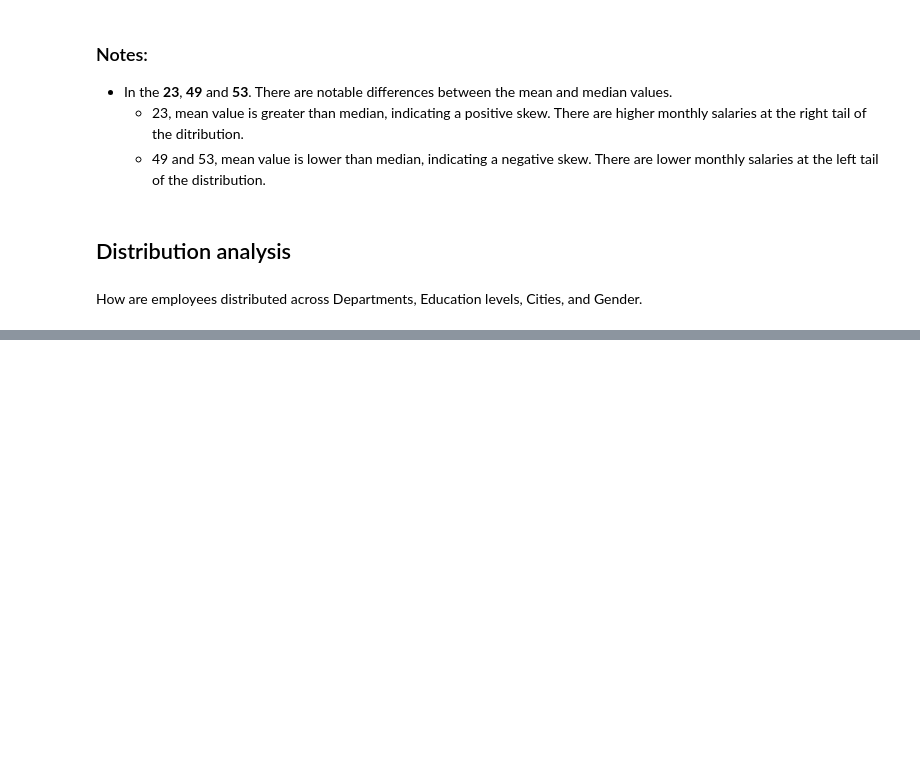
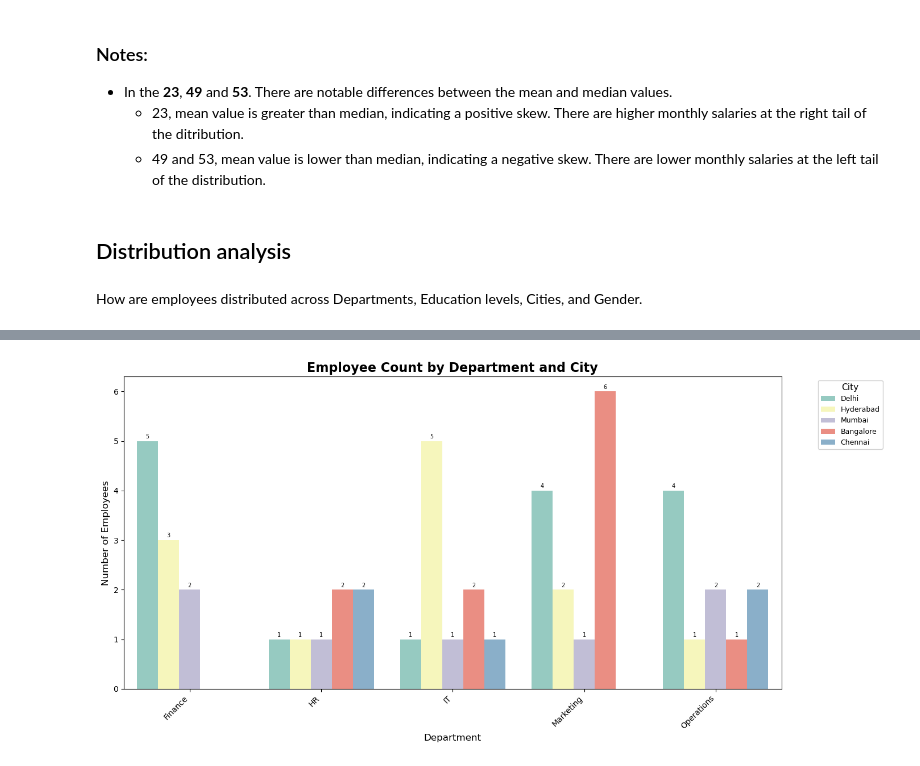
Before and after one commit to CaballeroRAR/ds_projects, a Jupyter notebook: kaggle_salary/notebook/salary_analysis.ipynb, the cells around one changed output, grey strips where cells are left out. Cells and saved outputs as stored; diff of their text form; code cells hidden in the pictures; blank space fills up the shorter version.

```diff
--- a/kaggle_salary/notebook/salary_analysis.ipynb
+++ b/kaggle_salary/notebook/salary_analysis.ipynb
@@ -179,0 +316,3 @@ plt.show()
+# %%
+city_dept_employee_count = data.groupby(['Department', 'City'], as_index=False).size()
+display(city_dept_employee_count)
@@ -179,0 +337,43 @@ plt.show()
+# %%
+# Get unique cities
+unique_cities = city_dept_employee_count['City'].unique()
+n_cities = len(unique_cities)
+
+# Create the plot
+plt.figure(figsize=(14, 7))
+
+# Create grouped bar chart with tab20c palette - excellent for categorical differentiation
+ax = sns.barplot(
+    data=city_dept_employee_count,
+    x='Department',
+    y='size',
+    hue='City',
+    palette='Set3',  # Specifically designed for clear differentiation
+    dodge=True  # Ensure bars are grouped side-by-side
+)
+
+# Add labels and title
+plt.title('Employee Count by Department and City', fontsize=16, fontweight='bold')
+plt.xlabel('Department', fontsize=12)
+plt.ylabel('Number of Employees', fontsize=12)
+
+# Add value labels on top of bars
+for container in ax.containers:
+    ax.bar_label(container, fmt='%d', padding=2, fontsize=7)
+
+# Adjust layout - move legend outside for better visibility
+plt.legend(
+    title='City',
+    title_fontsize=11,
+    fontsize=9,
+    bbox_to_anchor=(1.05, 1),
+    loc='upper left',
+    frameon=True,
+    framealpha=0.9
+)
+
+plt.xticks(rotation=45, ha='right')
+plt.tight_layout()
+plt.show()
+# %% [output]
+[figure, added]
```
Also changed, not shown: parts of 27 cells of this notebook.
